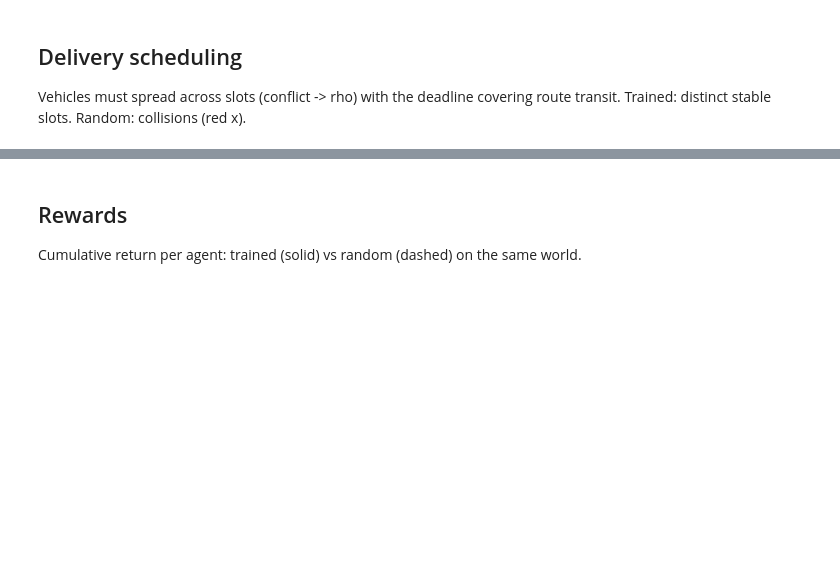
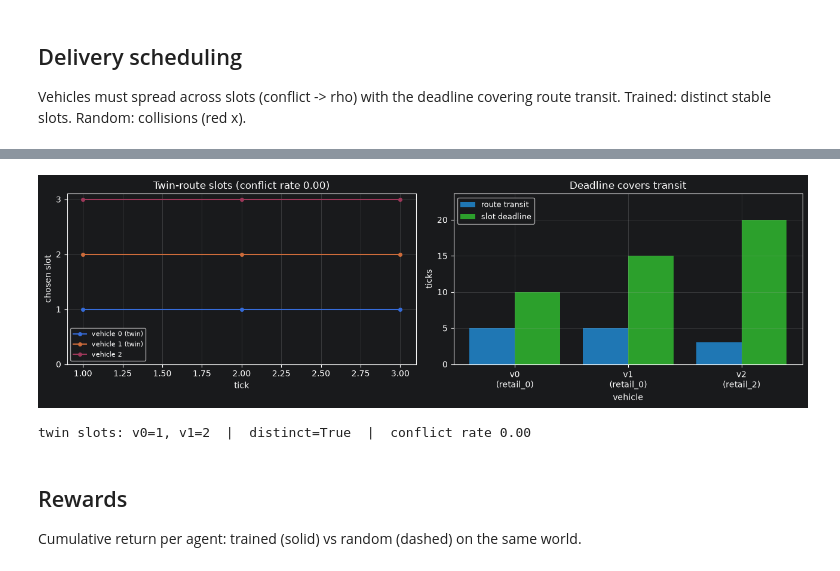
Before and after one commit to twisted1g/coldchain-marl, a Jupyter notebook: notebooks/agent_behavior.ipynb, the cells around one changed output, grey strips where cells are left out. Cells and saved outputs as stored; diff of their text form; code cells hidden in the pictures; blank space fills up the shorter version.

```diff
--- a/notebooks/agent_behavior.ipynb
+++ b/notebooks/agent_behavior.ipynb
@@ -344,3 +294,62 @@ plt.show()
+# %%
+from core.observations import delivery_obs
+
+env_c = ColdChainTrainingEnv(env_config(SEED, AGENTS))
+obs_c, _ = env_c.reset()
+state_c = env_c._state
+src, dup = state_c.vehicles[0], state_c.vehicles[1]
+dup.assigned_node = src.assigned_node
+dup.route_transit = src.route_transit
+dup.route_emissions = src.route_emissions
+dup.sla_window_ticks = src.sla_window_ticks
+for i, name in enumerate(DELIVERY_AGENTS):
+    obs_c[name] = delivery_obs(state_c, i)
+
+rows_c = []
+obs = obs_c
+done = False
+while not done:
+    actions = {a: agents[a].act(obs[a], explore=False) for a in agents}
+    obs, _, term, trunc, _ = env_c.step(actions)
+    row = {"tick": env_c._state.tick}
+    for i, v in enumerate(env_c._state.vehicles):
+        row[f"slot_{i}"] = v.chosen_slot
+        row[f"conflict_{i}"] = float(v.conflict)
+    rows_c.append(row)
+    done = term["__all__"] or trunc["__all__"]
+df_c = pd.DataFrame(rows_c)
+
+vehicles_c = env_c._state.vehicles
+n_v = len(vehicles_c)
+fig, (ax_s, ax_d) = plt.subplots(1, 2, figsize=(13, 4))
+for i in range(n_v):
+    twin = " (twin)" if i < 2 else ""
+    ax_s.plot(df_c["tick"], df_c[f"slot_{i}"], marker="o", ms=4, label=f"vehicle {i}{twin}")
+    conf = df_c[df_c[f"conflict_{i}"] > 0]
+    ax_s.scatter(conf["tick"], conf[f"slot_{i}"], marker="x", s=90, color="red", zorder=3)
+conf_rate = df_c[[f"conflict_{i}" for i in range(n_v)]].to_numpy().mean()
+ax_s.set(xlabel="tick", ylabel="chosen slot", yticks=range(N_DELIVERY_WINDOWS),
+         title=f"Twin-route slots (conflict rate {conf_rate:.2f})")
+ax_s.legend(fontsize=8)
+
+slots_last = [df_c[f"slot_{i}"].iloc[-1] for i in range(n_v)]
+deadlines = [(s + 1) / N_DELIVERY_WINDOWS * env_c._state.max_steps for s in slots_last]
+transits = [v.route_transit for v in vehicles_c]
+x = range(n_v)
+ax_d.bar([i - 0.2 for i in x], transits, 0.4, label="route transit", color="tab:blue")
+ax_d.bar([i + 0.2 for i in x], deadlines, 0.4, label="slot deadline", color="tab:green")
+ax_d.set(xlabel="vehicle", ylabel="ticks", title="Deadline covers transit",
+         xticks=list(x), xticklabels=[f"v{i}\n({v.assigned_node})" for i, v in enumerate(vehicles_c)])
+ax_d.legend(fontsize=9)
+ax_d.margins(y=0.18)
+fig.tight_layout()
+plt.show()
+
+print(f"twin slots: v0={slots_last[0]}, v1={slots_last[1]}  |  "
+      f"distinct={slots_last[0] != slots_last[1]}  |  conflict rate {conf_rate:.2f}")
+# %% [output]
+[figure, added]
+twin slots: v0=1, v1=2  |  distinct=True  |  conflict rate 0.00
 # %% [markdown]
 ## Rewards
 
```
Also changed, not shown: parts of 10 cells of this notebook, 1 other file.
